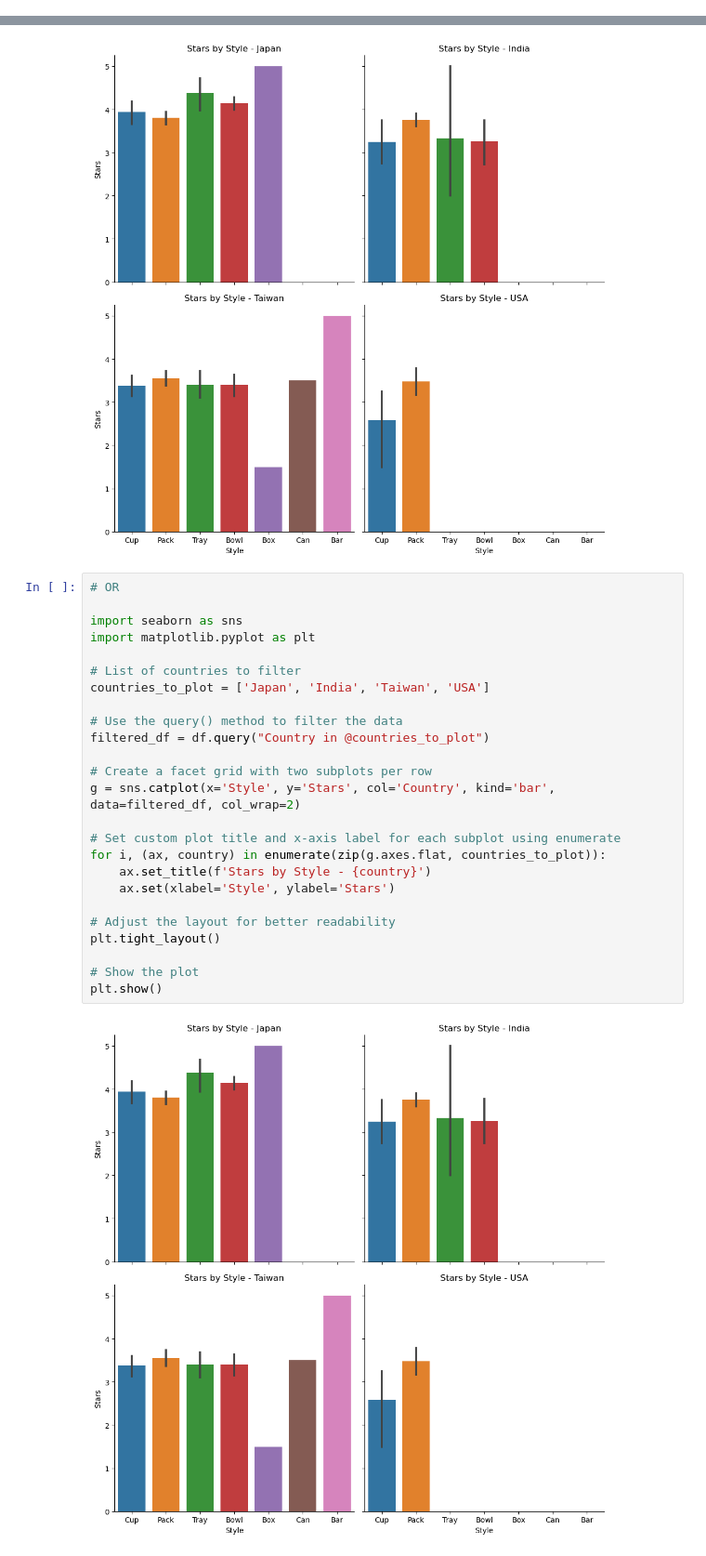
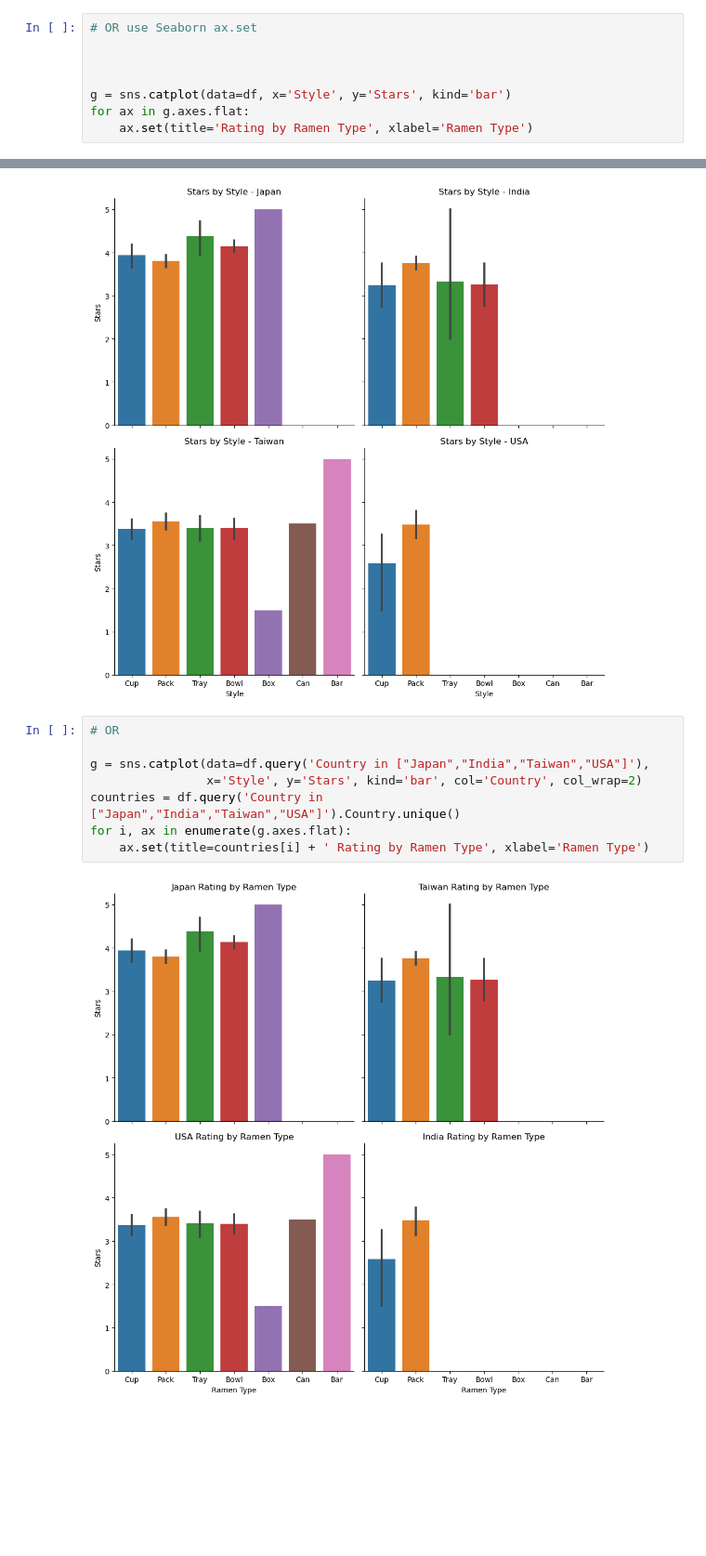
Before and after one commit to Luis-Martinez1/Python-for-Data-Analysis, a Jupyter notebook: Project_4-1.ipynb, the cells around one changed output, grey strips where cells are left out. Shown at 93% size. Drawn from its saved outputs; the diff is of its cells as text; blank space fills up the shorter version.

```diff
--- a/Project_4-1.ipynb
+++ b/Project_4-1.ipynb
@@ -61,3 +63,11 @@ plt.xlabel('Custom X-axis Label: Style')
 plt.show()
 # %% [output]
 [figure]
+# %%
+# OR use Seaborn ax.set
+
+
+
+g = sns.catplot(data=df, x='Style', y='Stars', kind='bar')
+for ax in g.axes.flat:
+    ax.set(title='Rating by Ramen Type', xlabel='Ramen Type')
@@ -109,27 +126,10 @@ plt.show()
 # %%
 # OR
 
-import seaborn as sns
-import matplotlib.pyplot as plt
-
-# List of countries to filter
-countries_to_plot = ['Japan', 'India', 'Taiwan', 'USA']
-
-# Use the query() method to filter the data
-filtered_df = df.query("Country in @countries_to_plot")
-
-# Create a facet grid with two subplots per row
-g = sns.catplot(x='Style', y='Stars', col='Country', kind='bar', data=filtered_df, col_wrap=2)
-
-# Set custom plot title and x-axis label for each subplot using enumerate
-for i, (ax, country) in enumerate(zip(g.axes.flat, countries_to_plot)):
-    ax.set_title(f'Stars by Style - {country}')
-    ax.set(xlabel='Style', ylabel='Stars')
-
-# Adjust the layout for better readability
-plt.tight_layout()
-
-# Show the plot
-plt.show()
+g = sns.catplot(data=df.query('Country in ["Japan","India","Taiwan","USA"]'),
+                x='Style', y='Stars', kind='bar', col='Country', col_wrap=2)
+countries = df.query('Country in ["Japan","India","Taiwan","USA"]').Country.unique()
+for i, ax in enumerate(g.axes.flat):
+    ax.set(title=countries[i] + ' Rating by Ramen Type', xlabel='Ramen Type')
 # %% [output]
-[figure, old version]
+[figure, new version]
```
Also changed, not shown: parts of 3 cells of this notebook.
